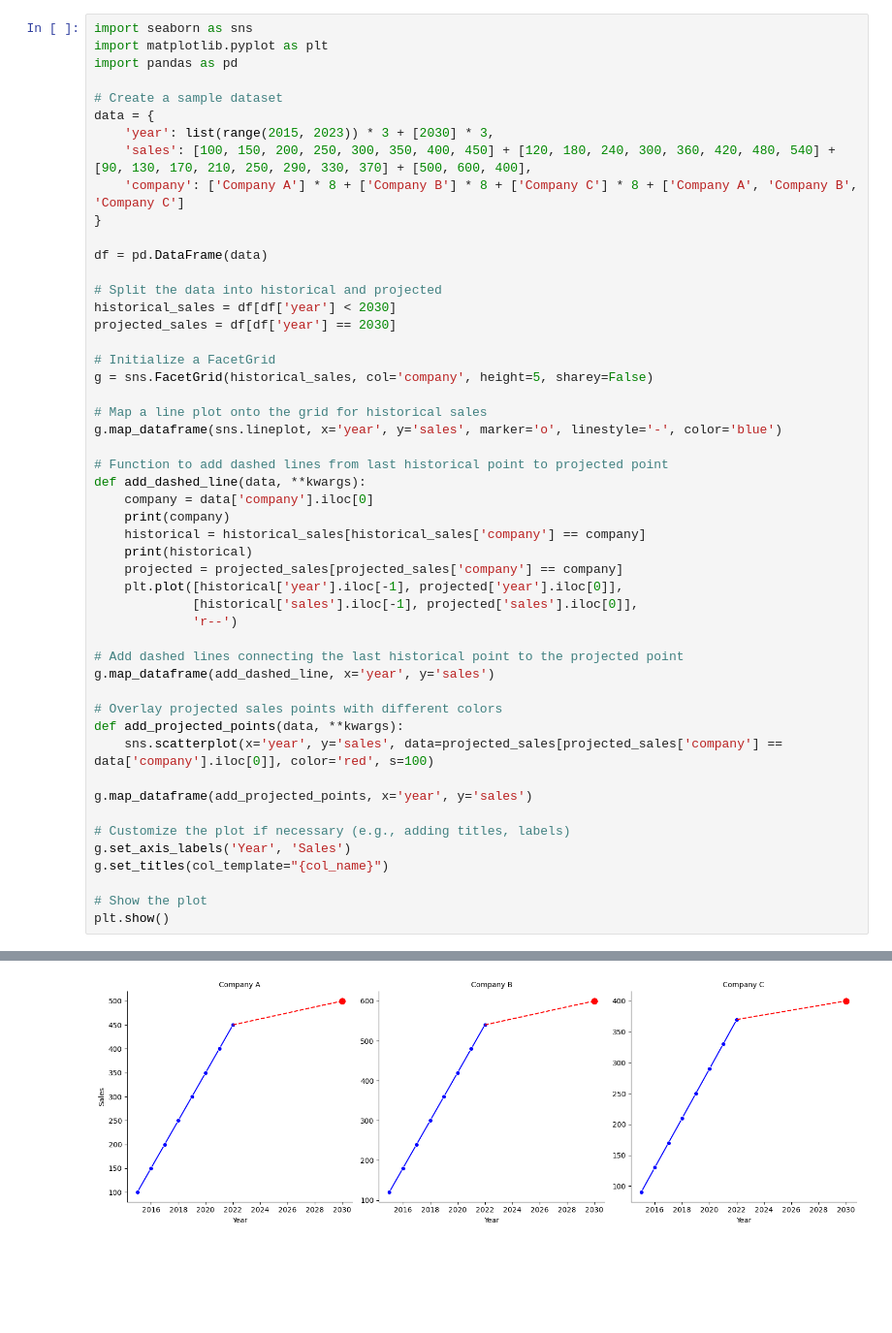
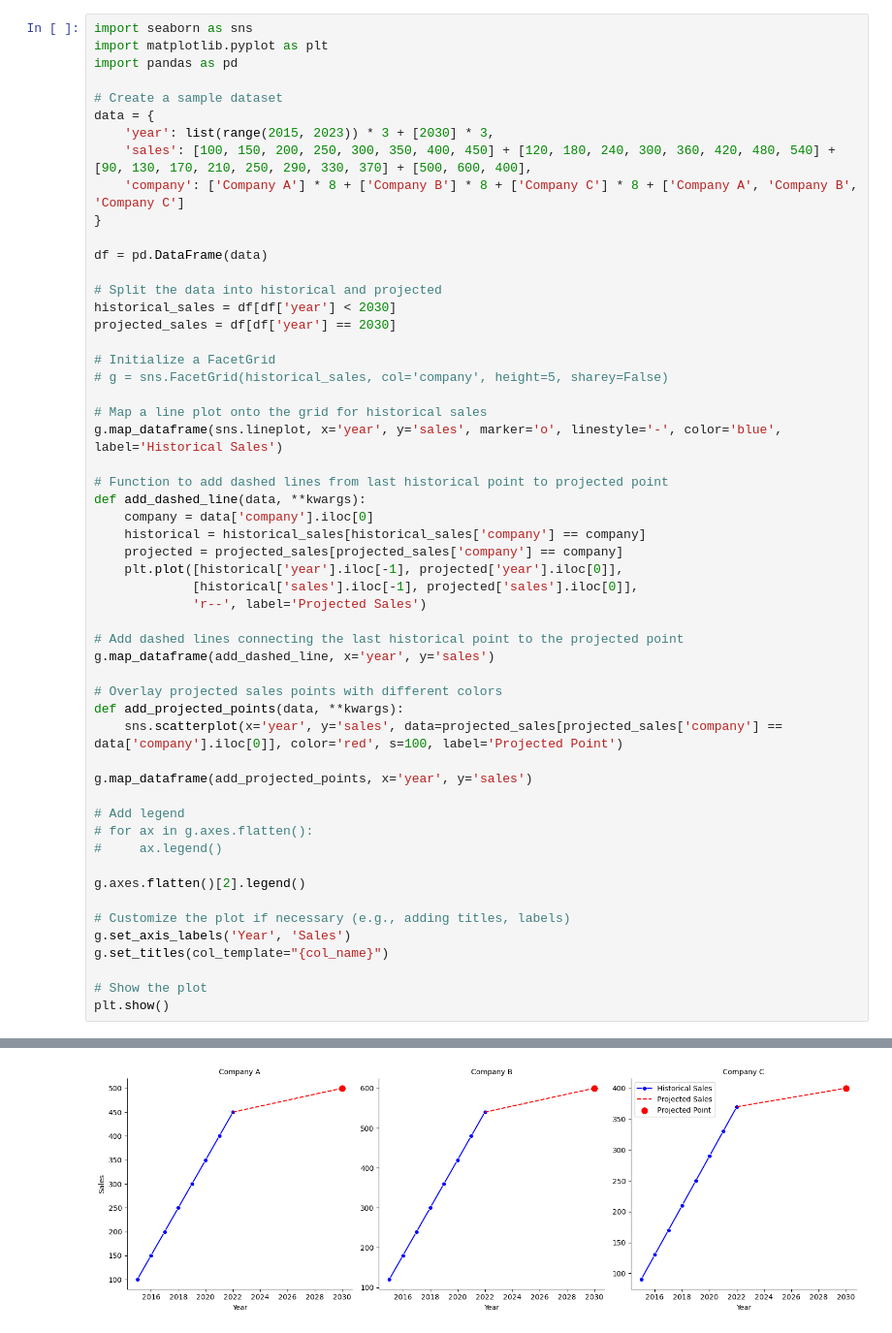
Before and after one commit to nmpn/figures, a Jupyter notebook: seaborn_ex.ipynb, the cells around one changed output, grey strips where cells are left out. Shown at 97% size. Drawn from its saved outputs; the diff is of its cells as text; blank space fills up the shorter version.

```diff
--- a/seaborn_ex.ipynb
+++ b/seaborn_ex.ipynb
@@ -17,30 +17,34 @@ historical_sales = df[df['year'] < 2030]
 projected_sales = df[df['year'] == 2030]
 
 # Initialize a FacetGrid
-g = sns.FacetGrid(historical_sales, col='company', height=5, sharey=False)
+# g = sns.FacetGrid(historical_sales, col='company', height=5, sharey=False)
 
 # Map a line plot onto the grid for historical sales
-g.map_dataframe(sns.lineplot, x='year', y='sales', marker='o', linestyle='-', color='blue')
+g.map_dataframe(sns.lineplot, x='year', y='sales', marker='o', linestyle='-', color='blue', label='Historical Sales')
 
 # Function to add dashed lines from last historical point to projected point
 def add_dashed_line(data, **kwargs):
     company = data['company'].iloc[0]
-    print(company)
     historical = historical_sales[historical_sales['company'] == company]
-    print(historical)
     projected = projected_sales[projected_sales['company'] == company]
     plt.plot([historical['year'].iloc[-1], projected['year'].iloc[0]],
              [historical['sales'].iloc[-1], projected['sales'].iloc[0]],
-             'r--')
+             'r--', label='Projected Sales')
 
 # Add dashed lines connecting the last historical point to the projected point
 g.map_dataframe(add_dashed_line, x='year', y='sales')
 
 # Overlay projected sales points with different colors
 def add_projected_points(data, **kwargs):
-    sns.scatterplot(x='year', y='sales', data=projected_sales[projected_sales['company'] == data['company'].iloc[0]], color='red', s=100)
+    sns.scatterplot(x='year', y='sales', data=projected_sales[projected_sales['company'] == data['company'].iloc[0]], color='red', s=100, label='Projected Point')
 
 g.map_dataframe(add_projected_points, x='year', y='sales')
+
+# Add legend
+# for ax in g.axes.flatten():
+#     ax.legend()
+
+g.axes.flatten()[2].legend()
 
 # Customize the plot if necessary (e.g., adding titles, labels)
 g.set_axis_labels('Year', 'Sales')
@@ -69 +56 @@ Company B
-[figure, old version]
+[figure, new version]
```
Also changed, not shown: parts of 3 cells of this notebook.
